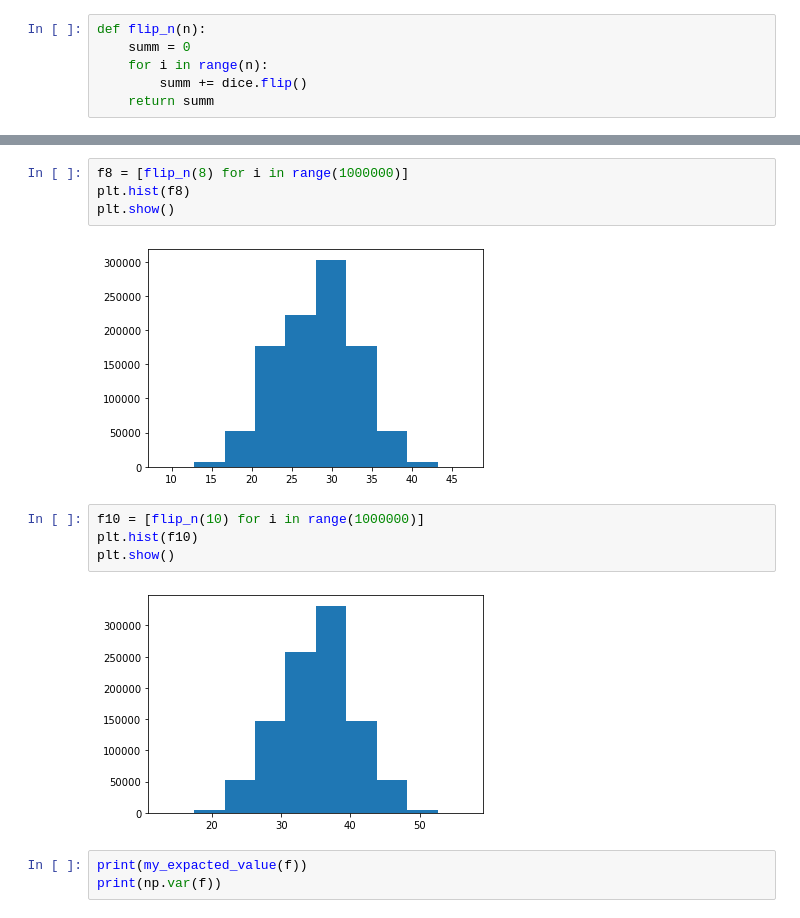
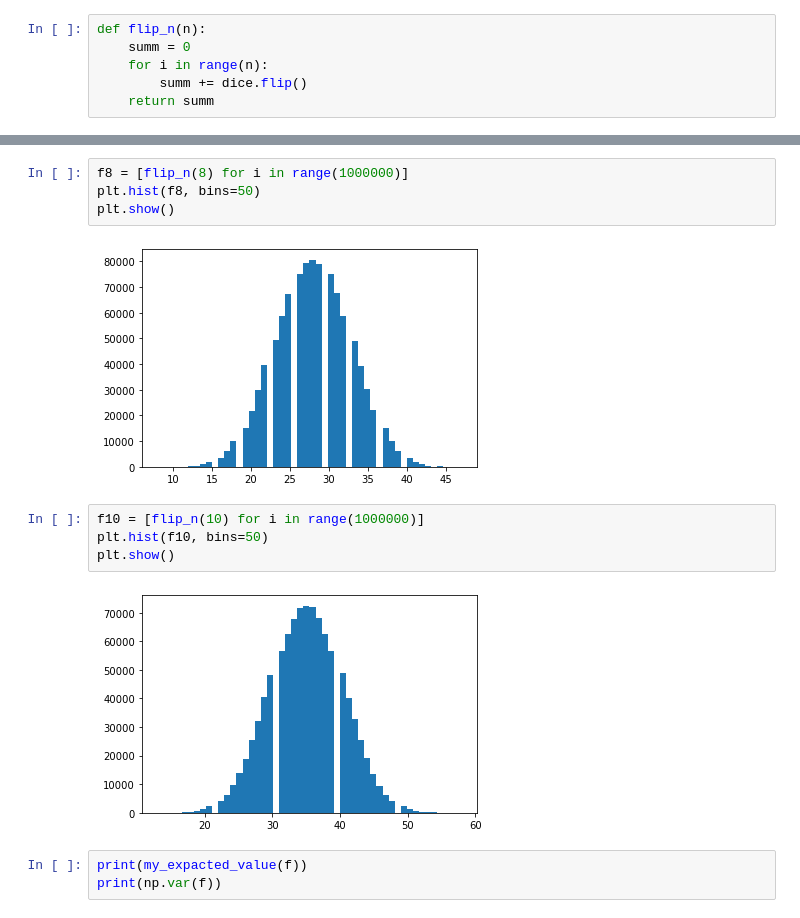
Before and after one commit to darinabzhinaeva/homework_12.09.20, a Jupyter notebook: homework3.ipynb, the cells around one changed output, grey strips where cells are left out. Saved outputs shown, nothing was run; the diff lists cells and outputs as text.

```diff
--- a/homework3.ipynb
+++ b/homework3.ipynb
@@ -73,15 +73,15 @@ plt.show()
 # %%
 f8 = [flip_n(8) for i in range(1000000)]
-plt.hist(f8)
+plt.hist(f8, bins=50)
 plt.show()
 # %% [output]
-[figure, old version]
+[figure, new version]
 # %%
 f10 = [flip_n(10) for i in range(1000000)]
-plt.hist(f10)
+plt.hist(f10, bins=50)
 plt.show()
 # %% [output]
-[figure, old version]
+[figure, new version]
 # %%
 print(my_expacted_value(f))
 print(np.var(f))
```
Also changed, not shown: parts of 5 cells of this notebook.
